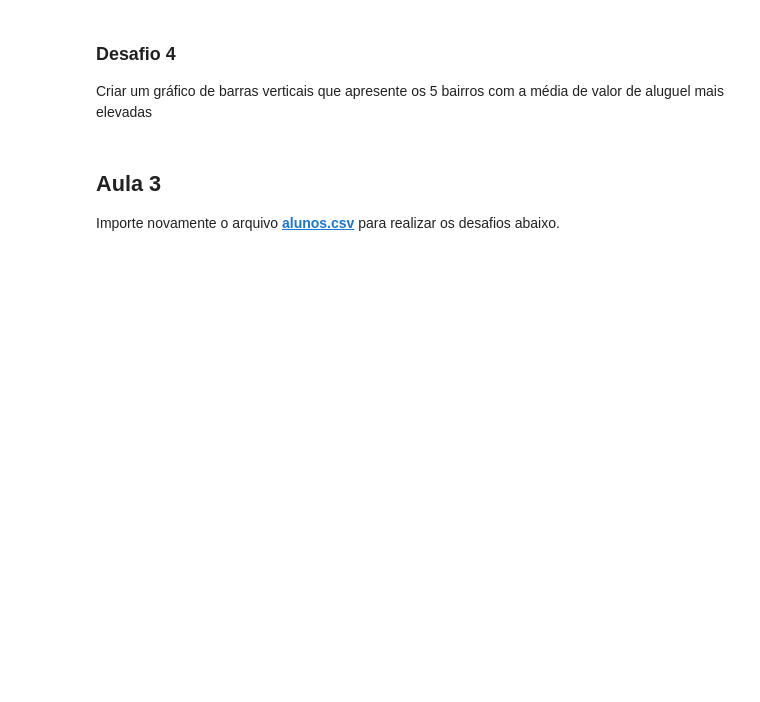
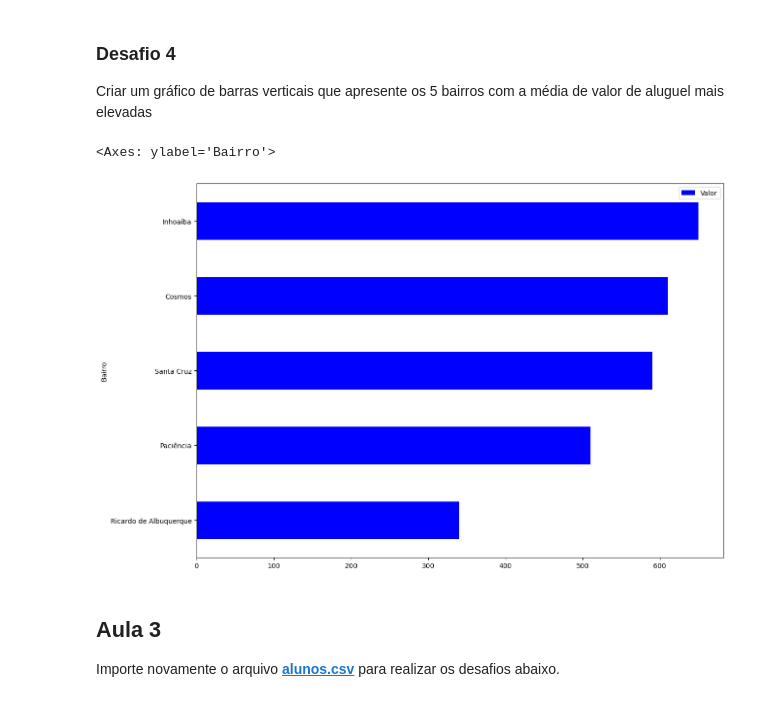
Before and after one commit to profmatheuspassos/analise-dados-pandas-sql, a Jupyter notebook: X-aulas-alura/desafios.ipynb, the cells around one changed output. Saved outputs shown, nothing was run; the diff lists cells and outputs as text; code cells hidden in the pictures; blank space fills up the shorter version.

```diff
--- a/X-aulas-alura/desafios.ipynb
+++ b/X-aulas-alura/desafios.ipynb
@@ -212,6 +241,13 @@ Analisar quais bairros possuem a média de valor de aluguel mais elevadas
 # %% [markdown]
 ### Desafio 4
 Criar um gráfico de barras verticais que apresente os 5 bairros com a média de valor de aluguel mais elevadas
+# %%
+df_bairros = df.groupby('Bairro')[['Valor']].mean().sort_values('Valor', ascending=True).head(5)
+# %%
+df_bairros.plot(kind='barh', figsize=(14,10), color='blue')
+# %% [output]
+<Axes: ylabel='Bairro'>
+[figure, added]
 # %% [markdown]
 ## Aula 3
 
```
Also changed, not shown: parts of 4 cells of this notebook.
